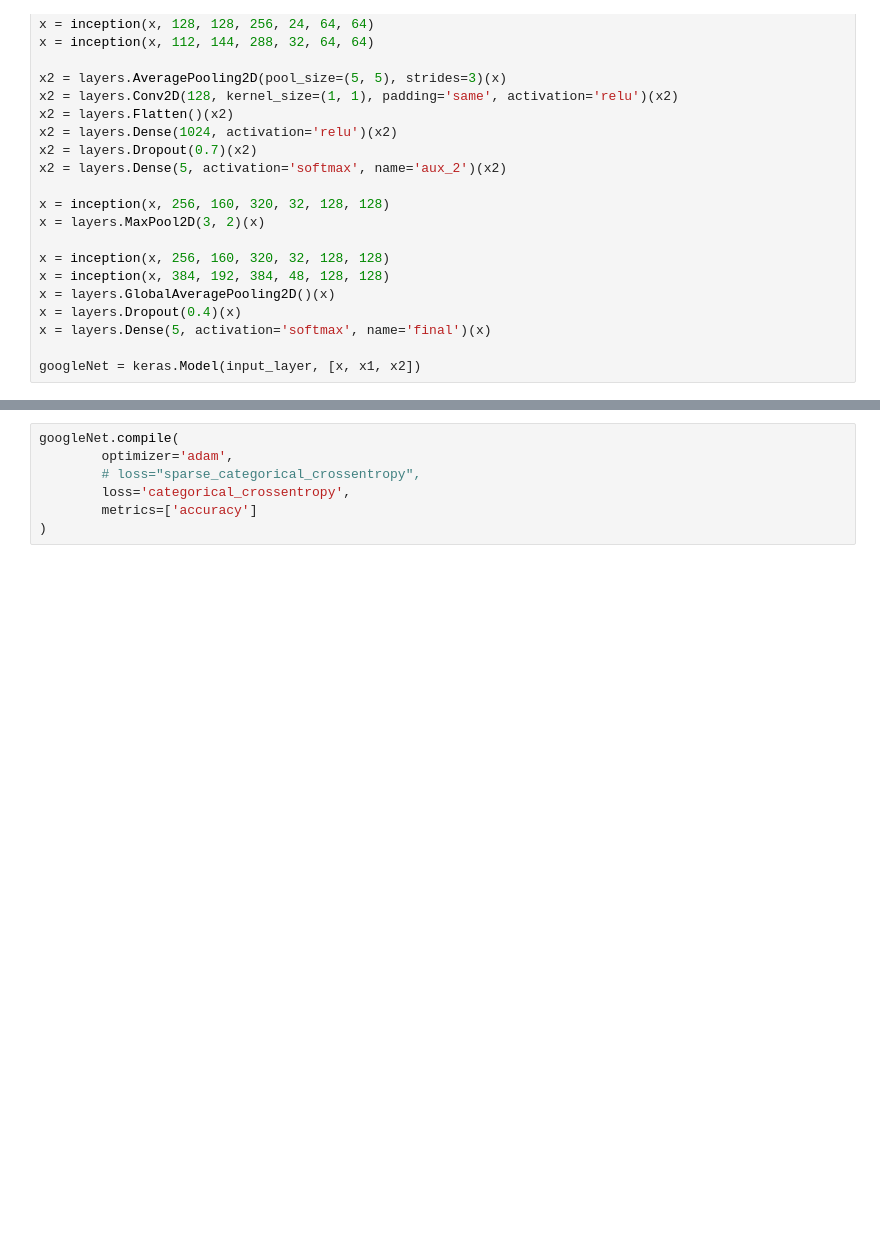
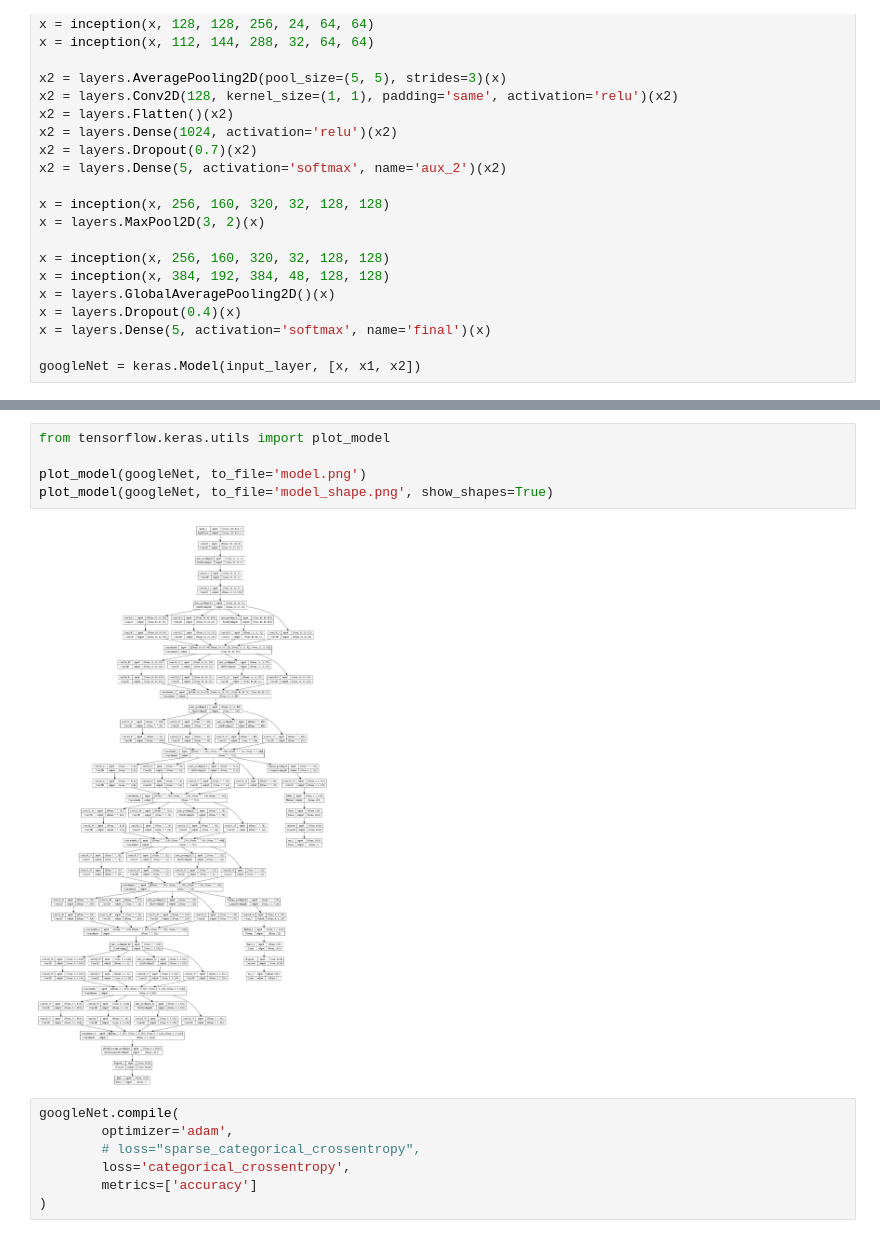
Before and after one commit to project2you/2d_cnn_ecg, a Jupyter notebook: tf_model_new.ipynb, the cells around one changed output, grey strips where cells are left out. Cells and saved outputs as stored; diff of their text form; blank space fills up the shorter version.

Commit message:
Add googleNet

```diff
--- a/tf_model_new.ipynb
+++ b/tf_model_new.ipynb
@@ -258,6 +258,13 @@ Total params: 6,380,223
 Trainable params: 6,380,223
 Non-trainable params: 0
 __________________________________________________________________________________________________
+# %%
+from tensorflow.keras.utils import plot_model
+
+plot_model(googleNet, to_file='model.png')
+plot_model(googleNet, to_file='model_shape.png', show_shapes=True)
+# %% [output]
+[figure, added]
 # %%
 googleNet.compile(
         optimizer='adam',
```
Also changed, not shown: parts of 10 cells of this notebook, 3 other files.
